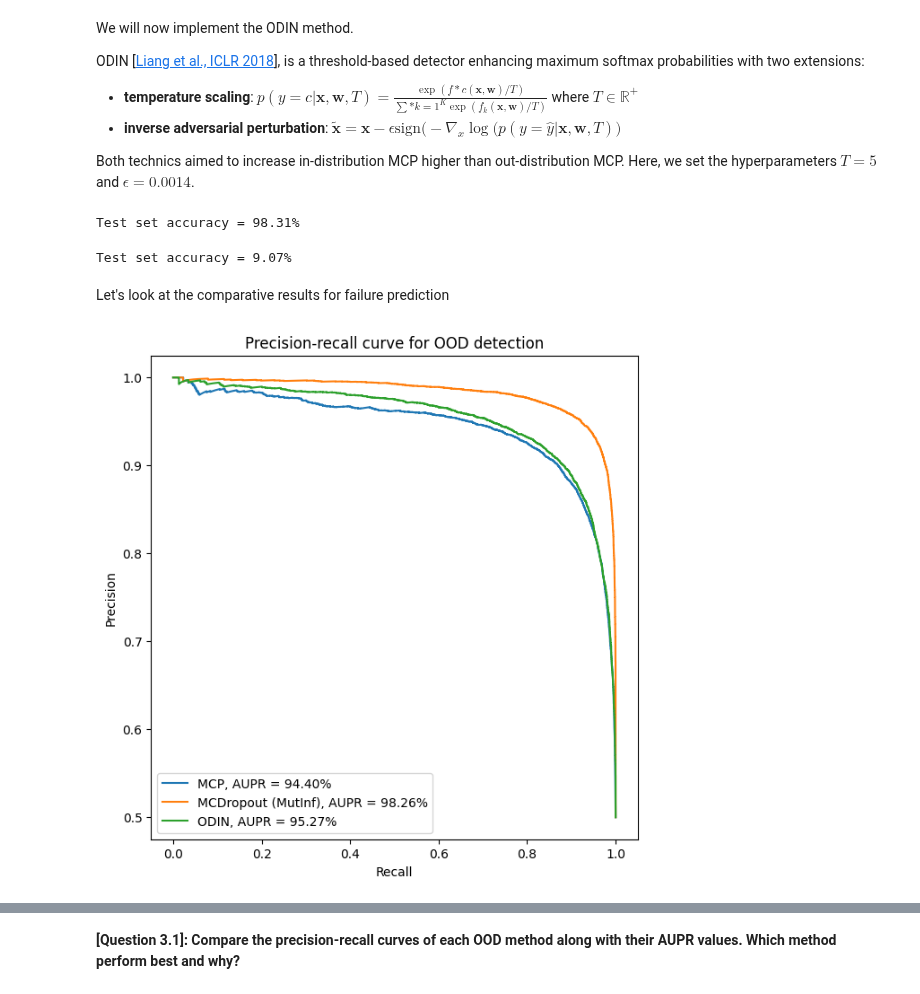
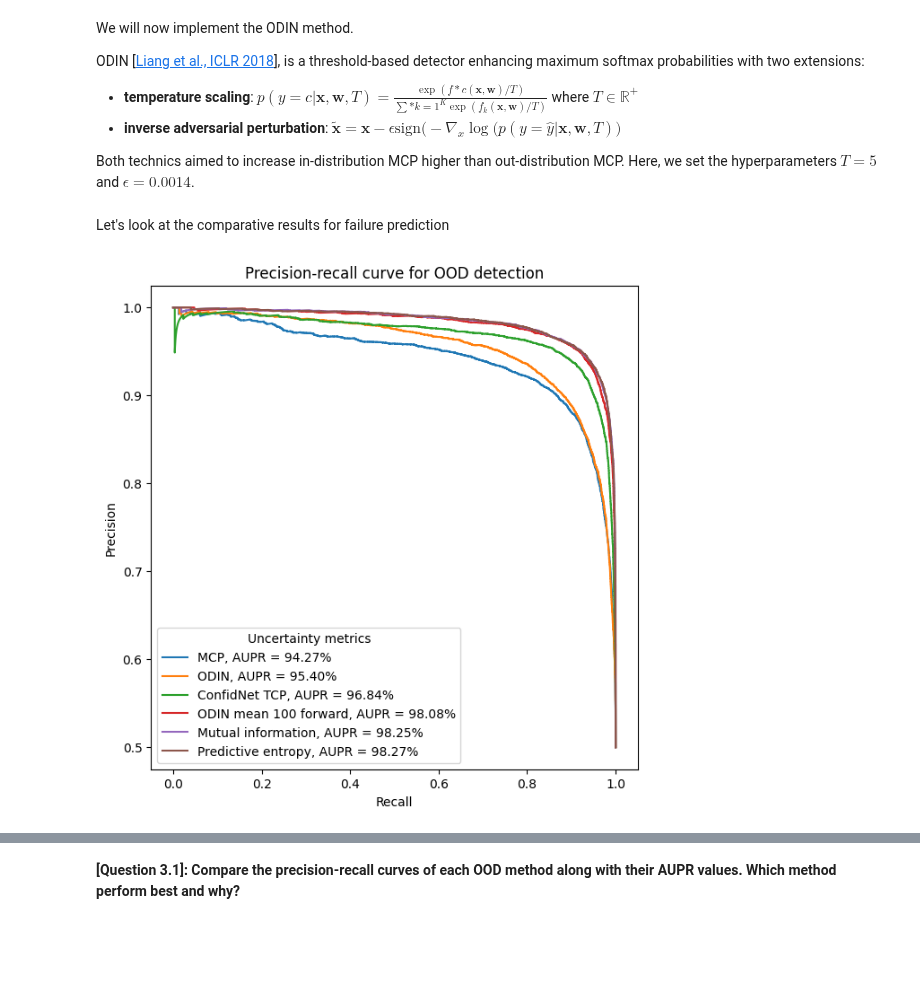
Before and after one commit to CharlesAttend/M2-DAC, a Jupyter notebook: RDFIA/TME/Section3/3_c_Uncertainty_Applications.ipynb, the cells around one changed output, grey strips where cells are left out. Drawn from its saved outputs; the diff is of its cells as text; code cells hidden in the pictures; blank space fills up the shorter version.

```diff
--- a/RDFIA/TME/Section3/3_c_Uncertainty_Applications.ipynb
+++ b/RDFIA/TME/Section3/3_c_Uncertainty_Applications.ipynb
@@ -772,27 +770,2 @@ def odin_preprocessing(model, input, epsilon):
-# %%
-# Compute predictions for ODIN on MNIST
-_, _, uncertainty_odin, errors_odin, _, _ = predict_test_set(
-    lenet, test_loader, mode="odin", temp=5, epsilon=0.006
-)
-
-# Compute predictions for ODIN on KMNIST
-_, _, uncertainty_kmnist, errors_kmnist, _, _ = predict_test_set(
-    lenet, kmnist_test_loader, mode="odin", temp=5, epsilon=0.0006
-)
-
-# Concatenating predictions with MNIST, considering KMNIST samples as out-of-distributions
-tot_uncertainty = np.concatenate((uncertainty_odin, uncertainty_kmnist))
-in_distribution = np.concatenate(
-    (np.zeros_like(uncertainty_odin), np.ones_like(uncertainty_kmnist))
-)
-
-# Obtaining precision and recall plot vector + AUPR
-precision_ood_odin, recall_ood_odin, _ = precision_recall_curve(
-    in_distribution, tot_uncertainty
-)
-aupr_ood_odin = average_precision_score(in_distribution, tot_uncertainty)
-# %% [output]
-Test set accuracy = 98.31%
-Test set accuracy = 9.07%
 # %% [markdown]
 Let's look at the comparative results for failure prediction
@@ -799,17 +827,32 @@ Let's look at the comparative results for failure prediction
 # %%
 plt.figure(figsize=(7, 7))
 plt.title("Precision-recall curve for OOD detection")
 plt.plot(recall_ood_mcp, precision_ood_mcp, label=f"MCP, AUPR = {aupr_ood_mcp:.2%}")
+plt.plot(recall_ood_odin, precision_ood_odin, label=f"ODIN, AUPR = {aupr_ood_odin:.2%}")
+plt.plot(
+    recall_confidnet,
+    precision_confidnet,
+    label=f"ConfidNet TCP, AUPR = {aupr_confidnet:.2%}",
+)
+plt.plot(
+    recall_ood_odin_mean,
+    precision_ood_odin_mean,
+    label=f"ODIN mean 100 forwards, AUPR = {aupr_ood_odin_mean:.2%}",
+)
+plt.plot(
+    recall_ood_mut_inf,
+    precision_ood_mut_inf,
+    label=f"Mutual information, AUPR = {aupr_ood_mut_inf:.2%}",
+)
 plt.plot(
     recall_ood_ent,
     precision_ood_ent,
-    label=f"MCDropout (MutInf), AUPR = {aupr_ood_ent:.2%}",
+    label=f"Predictive entropy, AUPR = {aupr_ood_ent:.2%}",
 )
-plt.plot(recall_ood_odin, precision_ood_odin, label=f"ODIN, AUPR = {aupr_ood_odin:.2%}")
-plt.legend()
+plt.legend(title="Uncertainty metrics")
 plt.xlabel("Recall")
 plt.ylabel("Precision")
 plt.savefig("figs/3c/OOD_aupr.pdf", dpi=100, bbox_inches="tight")
 plt.show()
 # %% [output]
-[figure, old version]
+[figure, new version]
```
Also changed, not shown: parts of 26 cells of this notebook, 13 other files.
